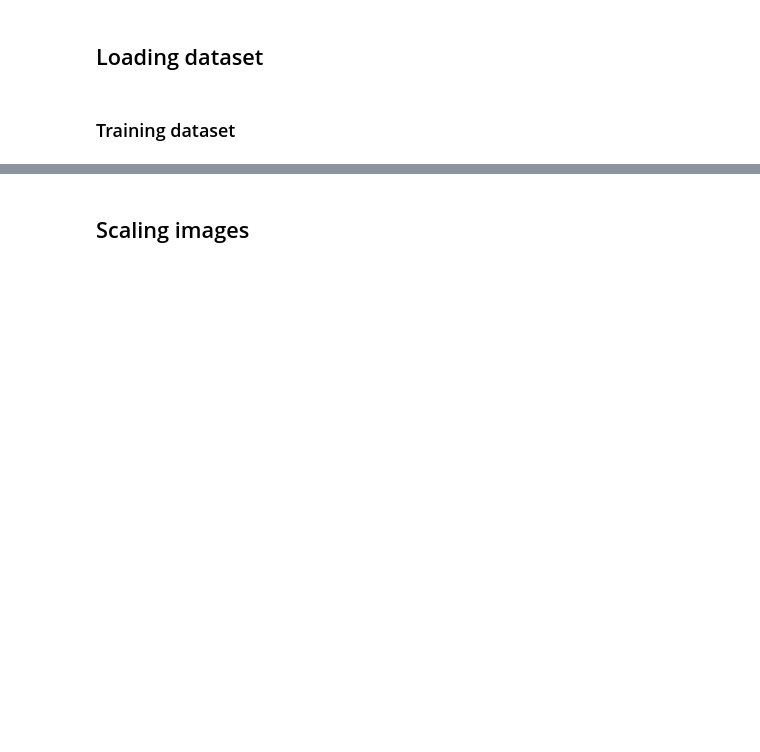
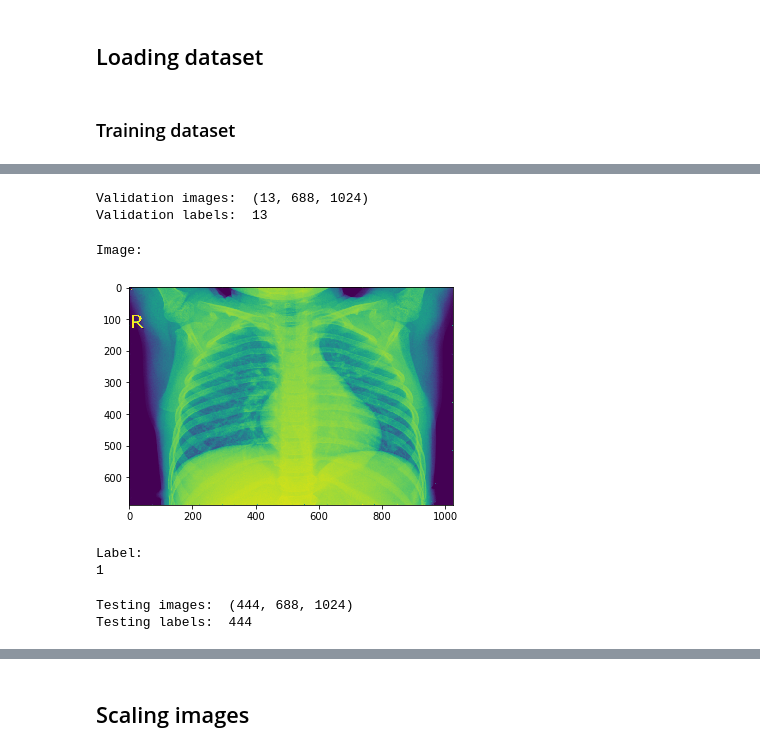
Before and after one commit to khyatimahajan/ml_project_fall_2019, a Jupyter notebook: Step 2 - trying out keras.ipynb, the cells around one changed output, grey strips where cells are left out. Saved outputs shown, nothing was run; the diff lists cells and outputs as text; code cells hidden in the pictures; blank space fills up the shorter version.

```diff
--- a/Step 2 - trying out keras.ipynb
+++ b/Step 2 - trying out keras.ipynb
@@ -147,0 +60,60 @@ Testing labels:  444
+# %%
+dirImage = 'chest_xray_pneumonia/selected_dataset/'
+
+filenames_val = []
+filenames_val += glob.glob(dirImage+"validation/*.jpg")
+
+val_images = []
+for file in filenames_val:
+    img = np.asarray(cv.imread(file, 0))
+    val_images.append(img)
+
+val_images = np.asarray(val_images)
+
+val_labels = []
+with open(dirImage+'validation/validation_labels.txt', 'r') as rd:
+    for line in rd:
+        val_labels.append(int(line))
+
+print('Validation images: ', val_images.shape)
+print('Validation labels: ', len(val_labels))
+# %% [output]
+Validation images:  (13, 688, 1024)
+Validation labels:  13
+# %%
+i = np.random.randint(0, len(val_images))
+
+print('Image: ')
+plt.imshow(val_images[i])
+plt.show()
+
+print('Label: ')
+print(val_labels[i])
+# %% [output]
+Image:
+[figure, added]
+Label:
+1
+# %%
+dirImage = 'chest_xray_pneumonia/selected_dataset/'
+
+filenames_test = []
+filenames_test += glob.glob(dirImage+"testing/*.jpg")
+
+test_images = []
+for file in filenames_test:
+    img = np.asarray(cv.imread(file, 0))
+    test_images.append(img)
+
+test_images = np.asarray(test_images)
+
+test_labels = []
+with open(dirImage+'testing/testing_labels.txt', 'r') as rd:
+    for line in rd:
+        test_labels.append(int(line))
+
+print('Testing images: ', test_images.shape)
+print('Testing labels: ', len(test_labels))
+# %% [output]
+Testing images:  (444, 688, 1024)
+Testing labels:  444
```
Also changed, not shown: parts of 9 cells of this notebook, 1 other file.
